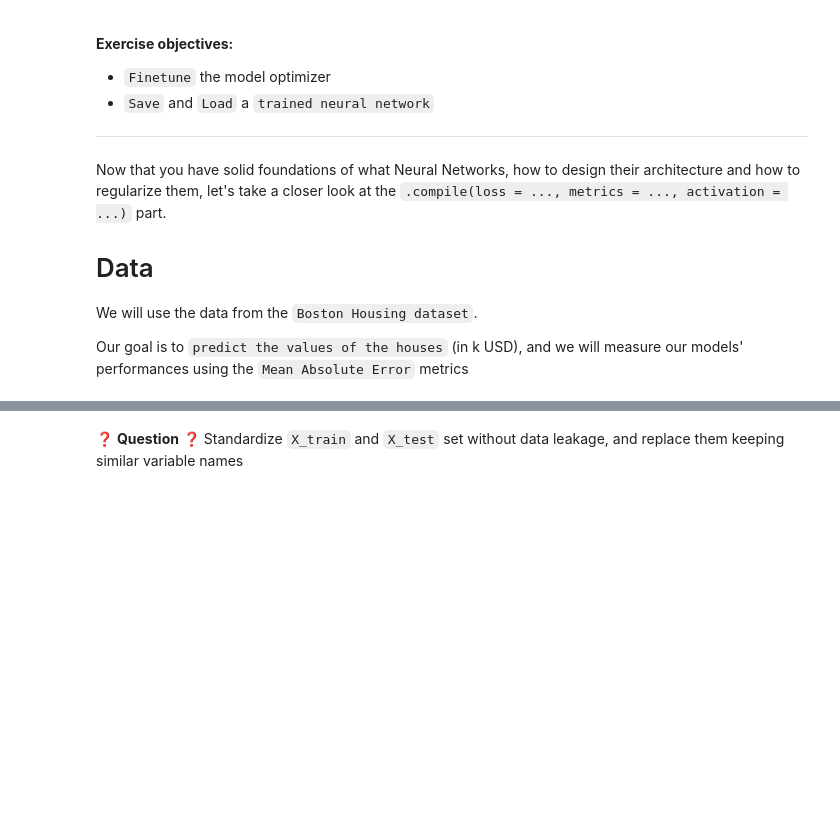
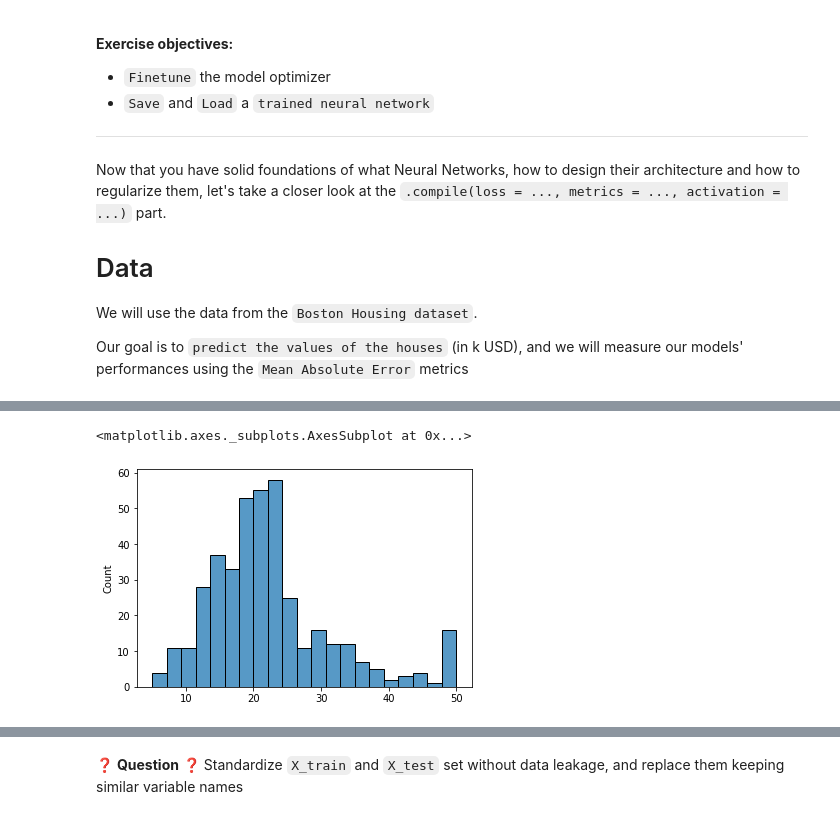
Before and after one commit to flo-collab/P10_my1st_deep, a Jupyter notebook: Exercise3/Finetune-your-neural-network.ipynb, the cells around one changed output, grey strips where cells are left out. Drawn from its saved outputs; the diff is of its cells as text; code cells hidden in the pictures; blank space fills up the shorter version.

```diff
--- a/Exercise3/Finetune-your-neural-network.ipynb
+++ b/Exercise3/Finetune-your-neural-network.ipynb
@@ -24,4 +25,5 @@ import seaborn as sns
 # %%
-#(X_train, y_train), (X_test, y_test) = boston_housing.load_data()
-#X_train.shape
-#sns.histplot(y_train)
+(X_train, y_train), (X_test, y_test) = boston_housing.load_data()
+X_train.shape
+sns.histplot(y_train)
+# %% [output]
@@ -28 +33,3 @@ import seaborn as sns
+<matplotlib.axes._subplots.AxesSubplot at 0x...>
+[figure, added]
 # %%
```
Also changed, not shown: parts of 34 cells of this notebook, 3 other files.
